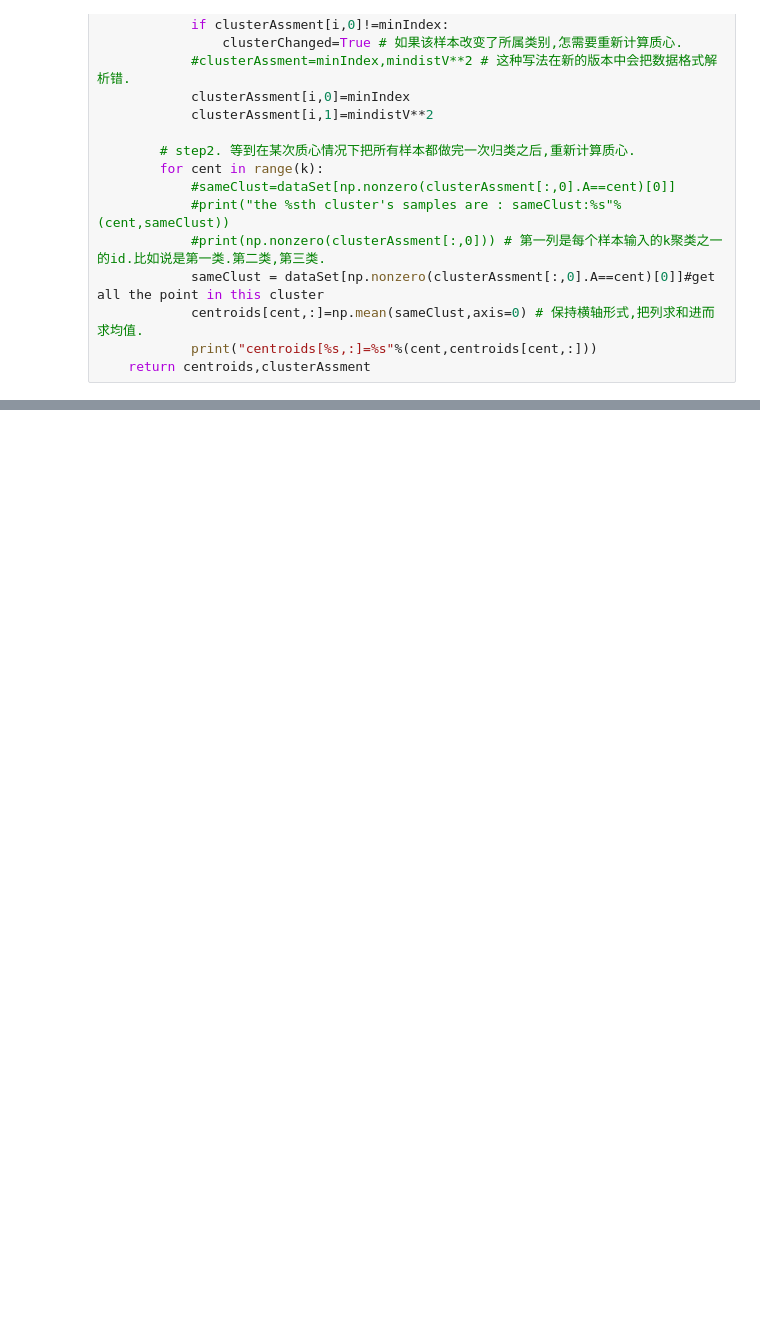
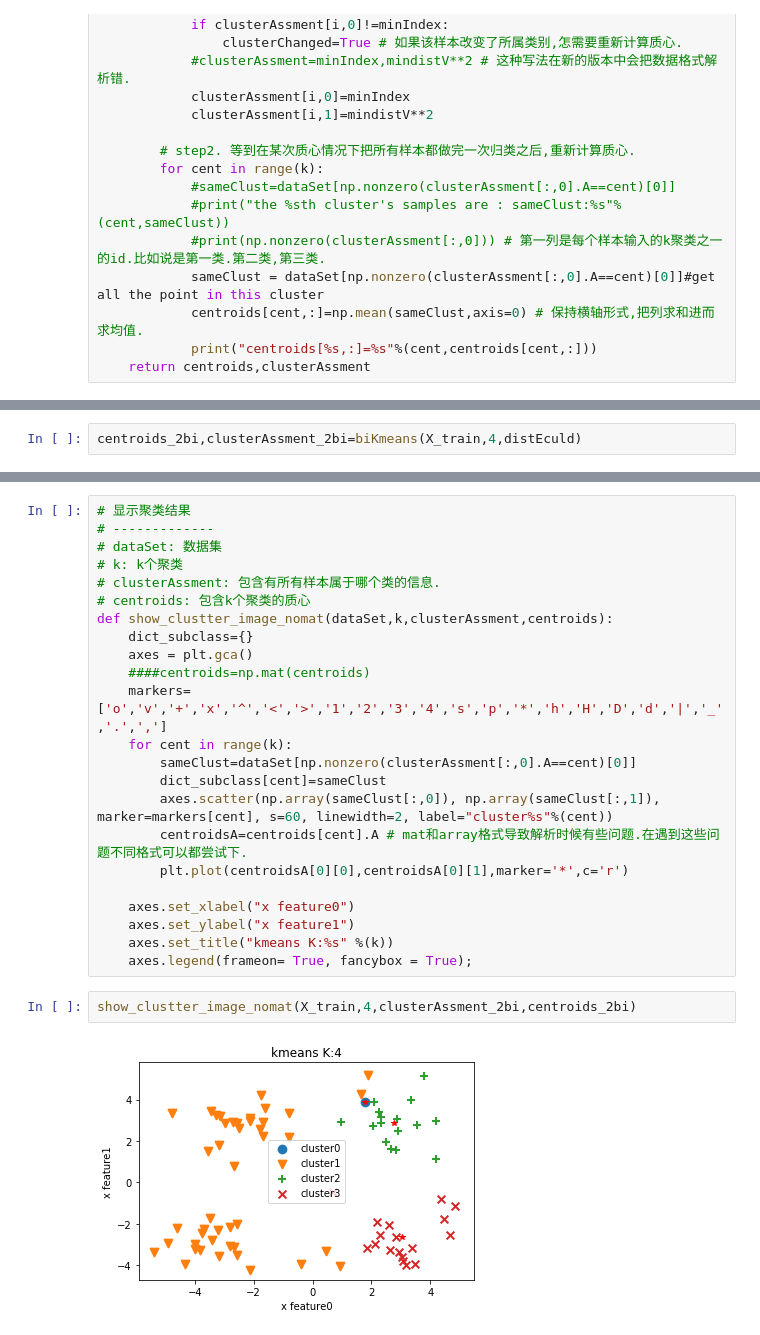
Before and after one commit to sycophant-stone/ml_playgroud, a Jupyter notebook: cluster/kmeans.ipynb, the cells around one changed output, grey strips where cells are left out. Cells and saved outputs as stored; diff of their text form; blank space fills up the shorter version.

Commit message:
add bikmeans, centroid_2bi has something wrong

```diff
--- a/cluster/kmeans.ipynb
+++ b/cluster/kmeans.ipynb
@@ -132,0 +171,2 @@ SyntaxError: positional argument follows keyword argument (<ipython-input-12-558
+# %%
+centroids_2bi,clusterAssment_2bi=biKmeans(X_train,4,distEculd)
@@ -132,0 +191,27 @@ SyntaxError: positional argument follows keyword argument (<ipython-input-12-558
+# %%
+# 显示聚类结果
+# -------------
+# dataSet: 数据集
+# k: k个聚类
+# clusterAssment: 包含有所有样本属于哪个类的信息.
+# centroids: 包含k个聚类的质心
+def show_clustter_image_nomat(dataSet,k,clusterAssment,centroids):
+    dict_subclass={}
+    axes = plt.gca()
+    ####centroids=np.mat(centroids)
+    markers=['o','v','+','x','^','<','>','1','2','3','4','s','p','*','h','H','D','d','|','_','.',',']
+    for cent in range(k):
+        sameClust=dataSet[np.nonzero(clusterAssment[:,0].A==cent)[0]]
+        dict_subclass[cent]=sameClust
+        axes.scatter(np.array(sameClust[:,0]), np.array(sameClust[:,1]), marker=markers[cent], s=60, linewidth=2, label="cluster%s"%(cent))
+        centroidsA=centroids[cent].A # mat和array格式导致解析时候有些问题.在遇到这些问题不同格式可以都尝试下.
+        plt.plot(centroidsA[0][0],centroidsA[0][1],marker='*',c='r')
+
+    axes.set_xlabel("x feature0")
+    axes.set_ylabel("x feature1")
+    axes.set_title("kmeans K:%s" %(k))
+    axes.legend(frameon= True, fancybox = True);
+# %%
+show_clustter_image_nomat(X_train,4,clusterAssment_2bi,centroids_2bi)
+# %% [output]
+[figure, added]
```
Also changed, not shown: parts of 6 cells of this notebook.
